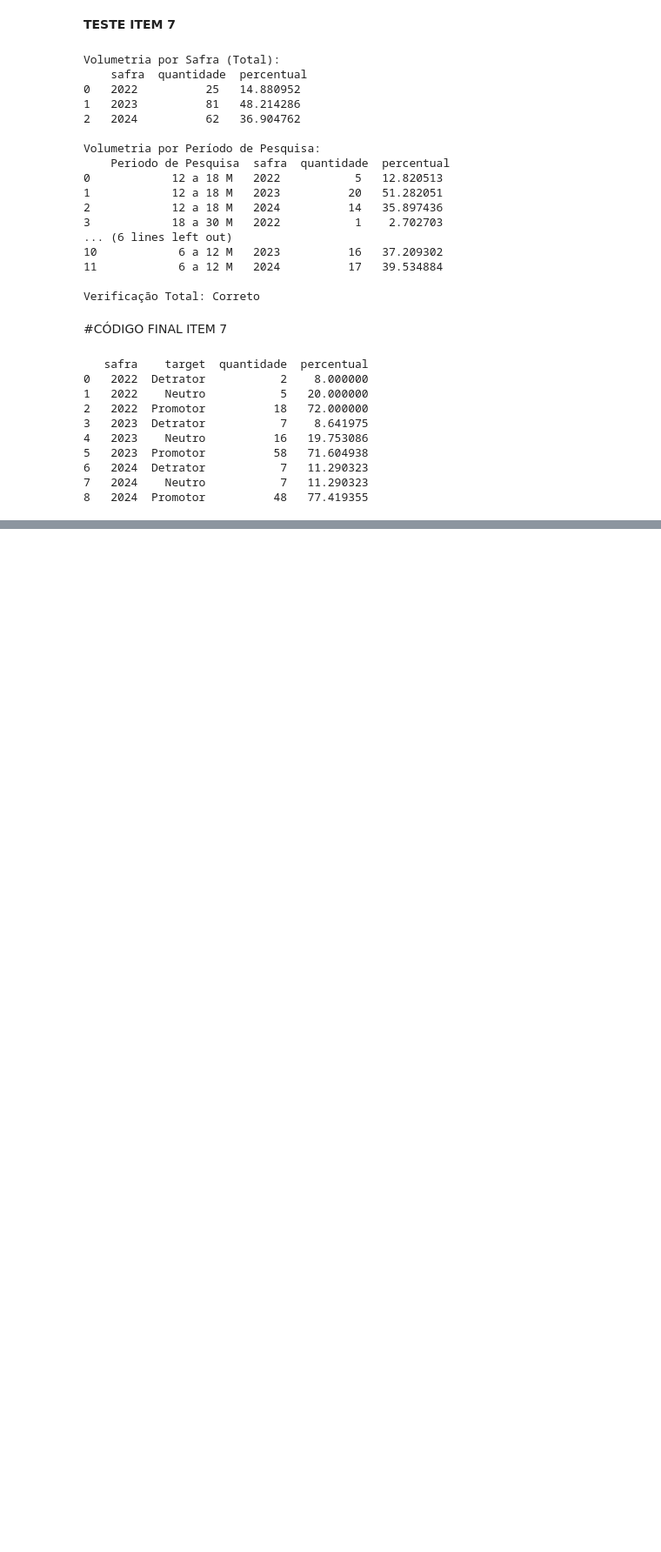
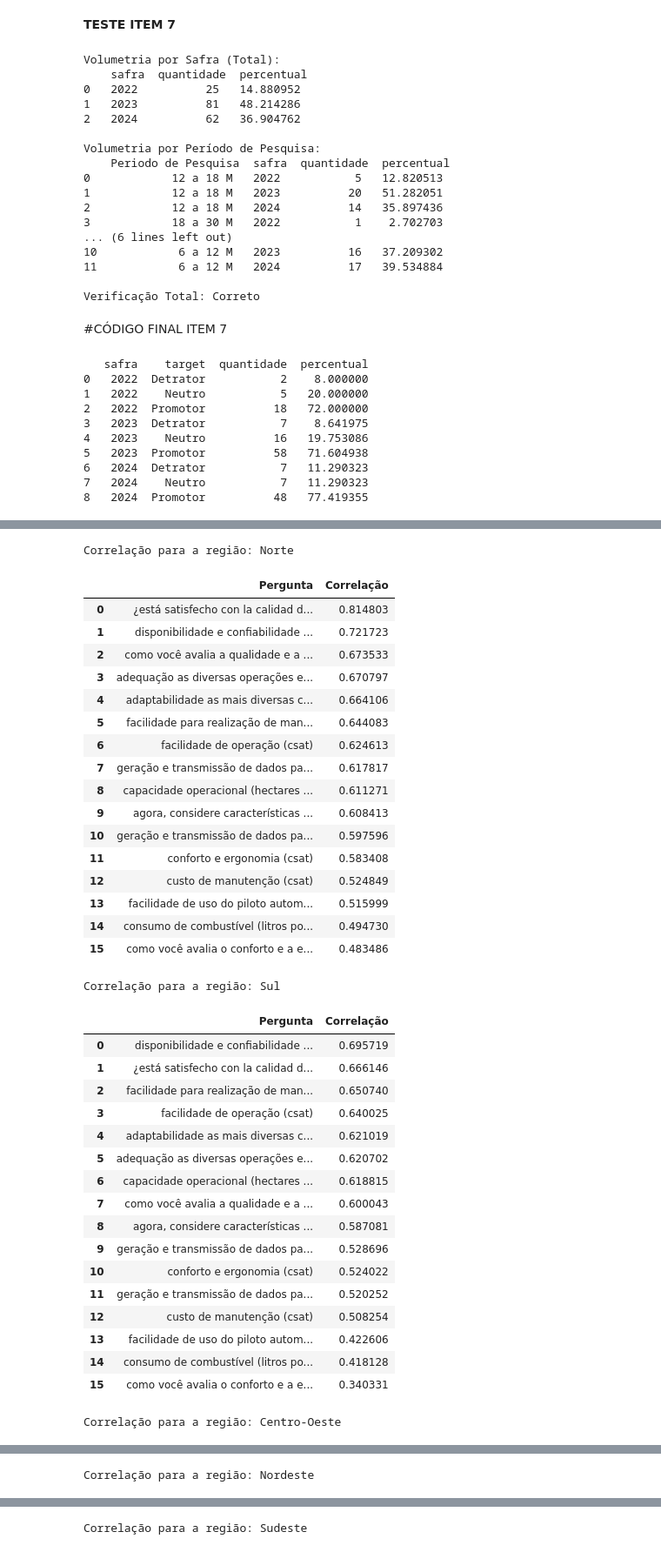
Before and after one commit to codeguima/data-science, a Jupyter notebook: Lista NPS Positivo_V4.ipynb, the cells around one changed output, grey strips where cells are left out. Shown at 87% size. Drawn from its saved outputs; the diff is of its cells as text; code cells hidden in the pictures; blank space fills up the shorter version.

```diff
--- a/Lista NPS Positivo_V4.ipynb
+++ b/Lista NPS Positivo_V4.ipynb
@@ -146,0 +257,17 @@ print(volumetria_safra_target)
+# %%
+# Exemplo para calcular as correlações por região
+
+# Dicionário para armazenar as correlações por região
+correlacoes_por_regiao = {}
+
+# Calcular as correlações por região
+for regiao, df_regiao in {'Norte': df_norte, 'Sul': df_sul, 'Centro-Oeste': df_centro_oeste, 'Nordeste': df_nordeste, 'Sudeste': df_sudeste}.items():
+    correlacoes_por_regiao[regiao] = calcular_correlacao_spearman(df_regiao, perguntas)
+
+# Exibir as correlações por região
+for regiao, correlacoes in correlacoes_por_regiao.items():
+    print(f"Correlação para a região: {regiao}")
+    # Ordena as correlações pela magnitude da correlação (do maior para o menor valor absoluto)
+    correlacoes_sorted = sorted(correlacoes.items(), key=lambda x: abs(x[1]), reverse=True)
+    print(pd.DataFrame(correlacoes_sorted, columns=['Pergunta', 'Correlação']))
+    print("\n")
@@ -146,0 +292,61 @@ print(volumetria_safra_target)
+# %%
+# Função para aplicar a cor nas correlações
+def colorir_correlações(val):
+    if abs(val) >= 0.7:
+        color = 'red'  # Forte
+    elif abs(val) >= 0.4:
+        color = 'blue'  # Médio
+    else:
+        color = 'green'  # Fraco
+    return f'background-color: {color}'
+
+# Visualizando as correlações por região com cores
+for regiao, correlacoes in correlacoes_por_regiao.items():
+    print(f"Correlação para a região: {regiao}")
+    correlacoes_sorted = sorted(correlacoes.items(), key=lambda x: abs(x[1]), reverse=True)
+    correlacoes_df = pd.DataFrame(correlacoes_sorted, columns=['Pergunta', 'Correlação'])
+
+    # Aplicando a coloração nas correlações
+    styled_df = correlacoes_df.style.applymap(lambda x: colorir_correlações(x), subset=['Correlação'])
+
+    # Exibindo a tabela estilizada
+    display(styled_df)  # Exibe a tabela no Jupyter ou notebook
+    print("\n")
+# %% [output]
+Correlação para a região: Norte
+|  | Pergunta | Correlação |
+| 0 | ¿está satisfecho con la calidad d... | 0.814803 |
+| 1 | disponibilidade e confiabilidade ... | 0.721723 |
+| 2 | como você avalia a qualidade e a ... | 0.673533 |
+| 3 | adequação as diversas operações e... | 0.670797 |
+| 4 | adaptabilidade as mais diversas c... | 0.664106 |
+| 5 | facilidade para realização de man... | 0.644083 |
+| 6 | facilidade de operação (csat) | 0.624613 |
+| 7 | geração e transmissão de dados pa... | 0.617817 |
+| 8 | capacidade operacional (hectares ... | 0.611271 |
+| 9 | agora, considere características ... | 0.608413 |
+| 10 | geração e transmissão de dados pa... | 0.597596 |
+| 11 | conforto e ergonomia (csat) | 0.583408 |
+| 12 | custo de manutenção (csat) | 0.524849 |
+| 13 | facilidade de uso do piloto autom... | 0.515999 |
+| 14 | consumo de combustível (litros po... | 0.494730 |
+| 15 | como você avalia o conforto e a e... | 0.483486 |
+Correlação para a região: Sul
+|  | Pergunta | Correlação |
+| 0 | disponibilidade e confiabilidade ... | 0.695719 |
+| 1 | ¿está satisfecho con la calidad d... | 0.666146 |
+| 2 | facilidade para realização de man... | 0.650740 |
+| 3 | facilidade de operação (csat) | 0.640025 |
+| 4 | adaptabilidade as mais diversas c... | 0.621019 |
+| 5 | adequação as diversas operações e... | 0.620702 |
+| 6 | capacidade operacional (hectares ... | 0.618815 |
+| 7 | como você avalia a qualidade e a ... | 0.600043 |
+| 8 | agora, considere características ... | 0.587081 |
+| 9 | geração e transmissão de dados pa... | 0.528696 |
+| 10 | conforto e ergonomia (csat) | 0.524022 |
+| 11 | geração e transmissão de dados pa... | 0.520252 |
+| 12 | custo de manutenção (csat) | 0.508254 |
+| 13 | facilidade de uso do piloto autom... | 0.422606 |
+| 14 | consumo de combustível (litros po... | 0.418128 |
+| 15 | como você avalia o conforto e a e... | 0.340331 |
+Correlação para a região: Centro-Oeste
@@ -146,0 +370 @@ print(volumetria_safra_target)
+Correlação para a região: Nordeste
@@ -146,0 +388 @@ print(volumetria_safra_target)
+Correlação para a região: Sudeste
```
Also changed, not shown: parts of 6 cells of this notebook.
